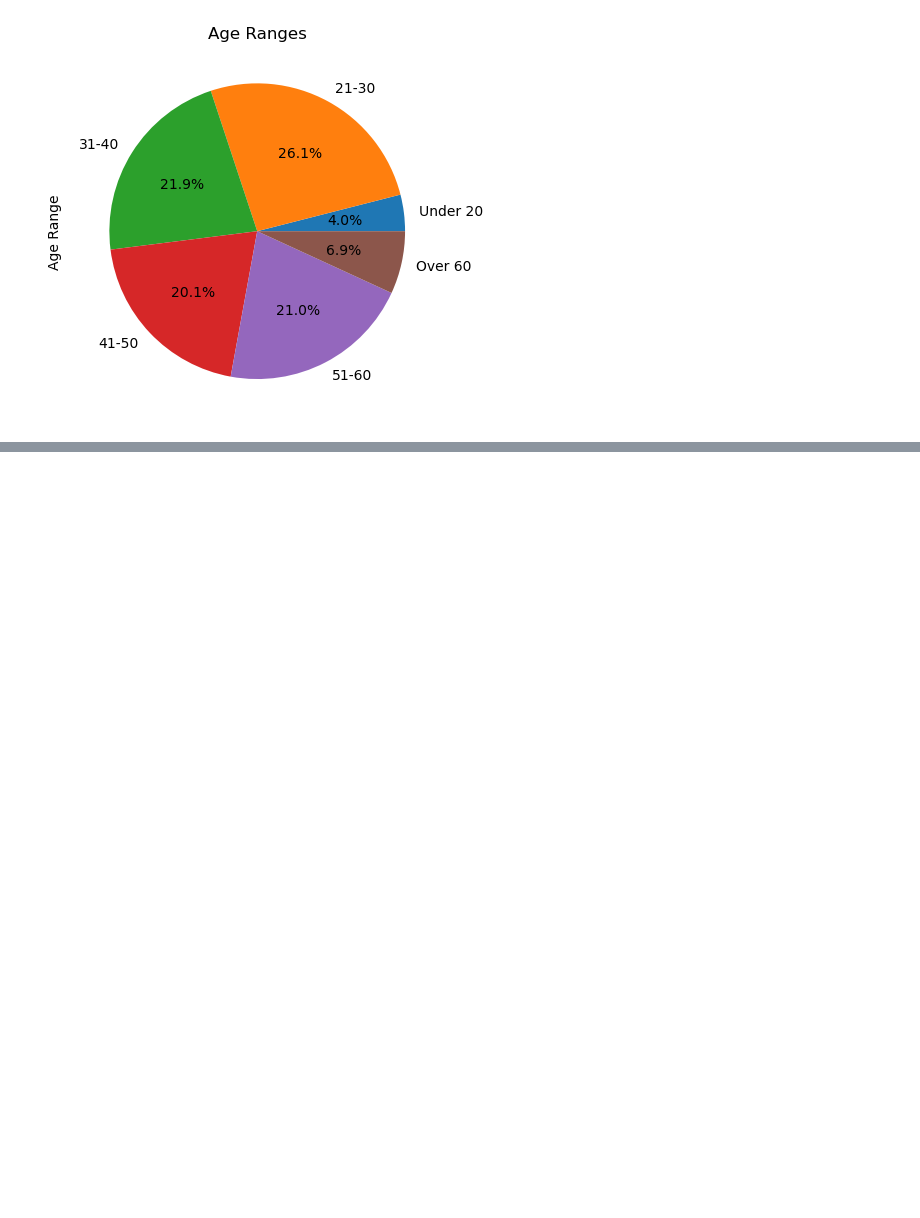
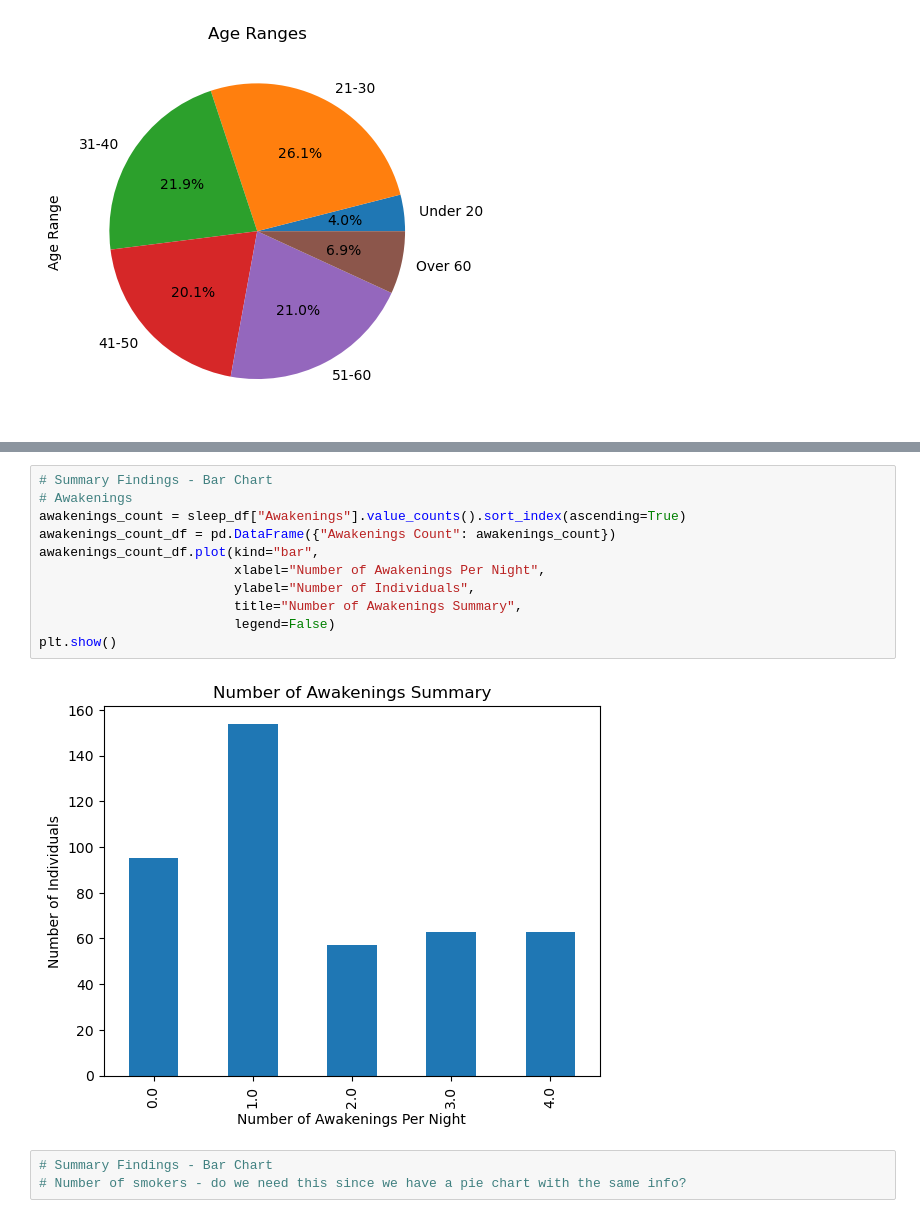
Before and after one commit to JenFreeze/Project_1, a Jupyter notebook: project1.ipynb, the cells around one changed output, grey strips where cells are left out. Drawn from its saved outputs; the diff is of its cells as text; blank space fills up the shorter version.

```diff
--- a/project1.ipynb
+++ b/project1.ipynb
@@ -72,0 +118,16 @@ plt.show()
+# %%
+# Summary Findings - Bar Chart
+# Awakenings
+awakenings_count = sleep_df["Awakenings"].value_counts().sort_index(ascending=True)
+awakenings_count_df = pd.DataFrame({"Awakenings Count": awakenings_count})
+awakenings_count_df.plot(kind="bar",
+                         xlabel="Number of Awakenings Per Night",
+                         ylabel="Number of Individuals",
+                         title="Number of Awakenings Summary",
+                         legend=False)
+plt.show()
+# %% [output]
+[figure, added]
+# %%
+# Summary Findings - Bar Chart
+# Number of smokers - do we need this since we have a pie chart with the same info?
```
Also changed, not shown: parts of 36 cells of this notebook.
